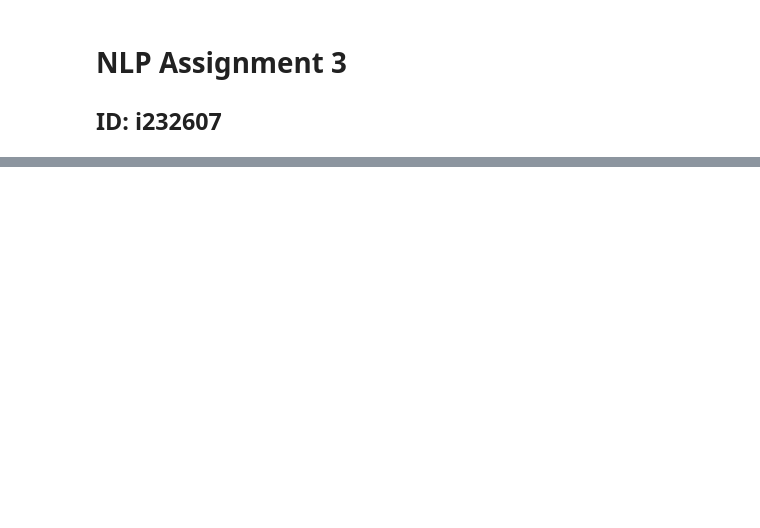
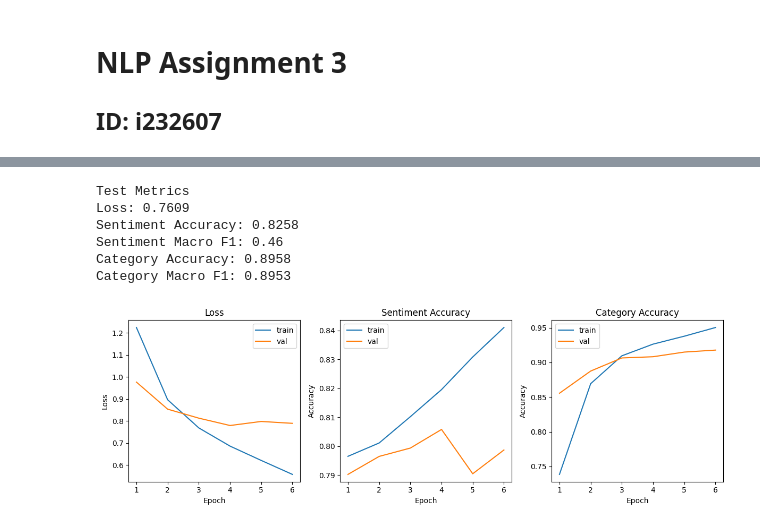
Before and after one commit to Salar-khan-bits/i232607-NLP-Assignment3, a Jupyter notebook: main.ipynb, the cells around one changed output, grey strips where cells are left out. Saved outputs shown, nothing was run; the diff lists cells and outputs as text; code cells hidden in the pictures; blank space fills up the shorter version.

```diff
--- a/main.ipynb
+++ b/main.ipynb
@@ -247,0 +433,16 @@ print("Example labels (sentiment, category):", y_train_sent[0].item(), y_train_c
+# %%
+model = EncoderClassifier(
+    vocab_size=len(vocab),
+    max_len=MAX_LEN,
+    d_model=EMBED_DIM,
+    num_heads=NUM_HEADS,
+    ff_dim=FF_DIM,
+    num_layers=NUM_LAYERS,
+    dropout=DROPOUT,
+).to(DEVICE)
+
+criterion_sent = nn.CrossEntropyLoss()
+criterion_cat = nn.CrossEntropyLoss()
+optimizer = torch.optim.Adam(model.parameters(), lr=LR)
+
+print(model.__class__.__name__)
@@ -247,0 +550,53 @@ print("Example labels (sentiment, category):", y_train_sent[0].item(), y_train_c
+# %%
+# Load best model and evaluate on test
+model.load_state_dict(torch.load(best_model_path, map_location=DEVICE))
+model.eval()
+
+test_stats = run_epoch(model, test_loader, optimizer=None)
+print("\nTest Metrics")
+print("Loss:", round(test_stats["loss"], 4))
+print("Sentiment Accuracy:", round(test_stats["sent_acc"], 4))
+print("Sentiment Macro F1:", round(test_stats["sent_f1"], 4))
+print("Category Accuracy:", round(test_stats["cat_acc"], 4))
+print("Category Macro F1:", round(test_stats["cat_f1"], 4))
+# %% [output]
+Test Metrics
+Loss: 0.7609
+Sentiment Accuracy: 0.8258
+Sentiment Macro F1: 0.46
+Category Accuracy: 0.8958
+Category Macro F1: 0.8953
+# %%
+# Learning curves
+epochs_axis = list(range(1, EPOCHS + 1))
+
+plt.figure(figsize=(12, 4))
+
+plt.subplot(1, 3, 1)
+plt.plot(epochs_axis, history["train_loss"], label="train")
+plt.plot(epochs_axis, history["val_loss"], label="val")
+plt.title("Loss")
+plt.xlabel("Epoch")
+plt.ylabel("Loss")
+plt.legend()
+
+plt.subplot(1, 3, 2)
+plt.plot(epochs_axis, history["train_sent_acc"], label="train")
+plt.plot(epochs_axis, history["val_sent_acc"], label="val")
+plt.title("Sentiment Accuracy")
+plt.xlabel("Epoch")
+plt.ylabel("Accuracy")
+plt.legend()
+
+plt.subplot(1, 3, 3)
+plt.plot(epochs_axis, history["train_cat_acc"], label="train")
+plt.plot(epochs_axis, history["val_cat_acc"], label="val")
+plt.title("Category Accuracy")
+plt.xlabel("Epoch")
+plt.ylabel("Accuracy")
+plt.legend()
+
+plt.tight_layout()
+plt.show()
+# %% [output]
+[figure, added]
```
Also changed, not shown: parts of 30 cells of this notebook.
